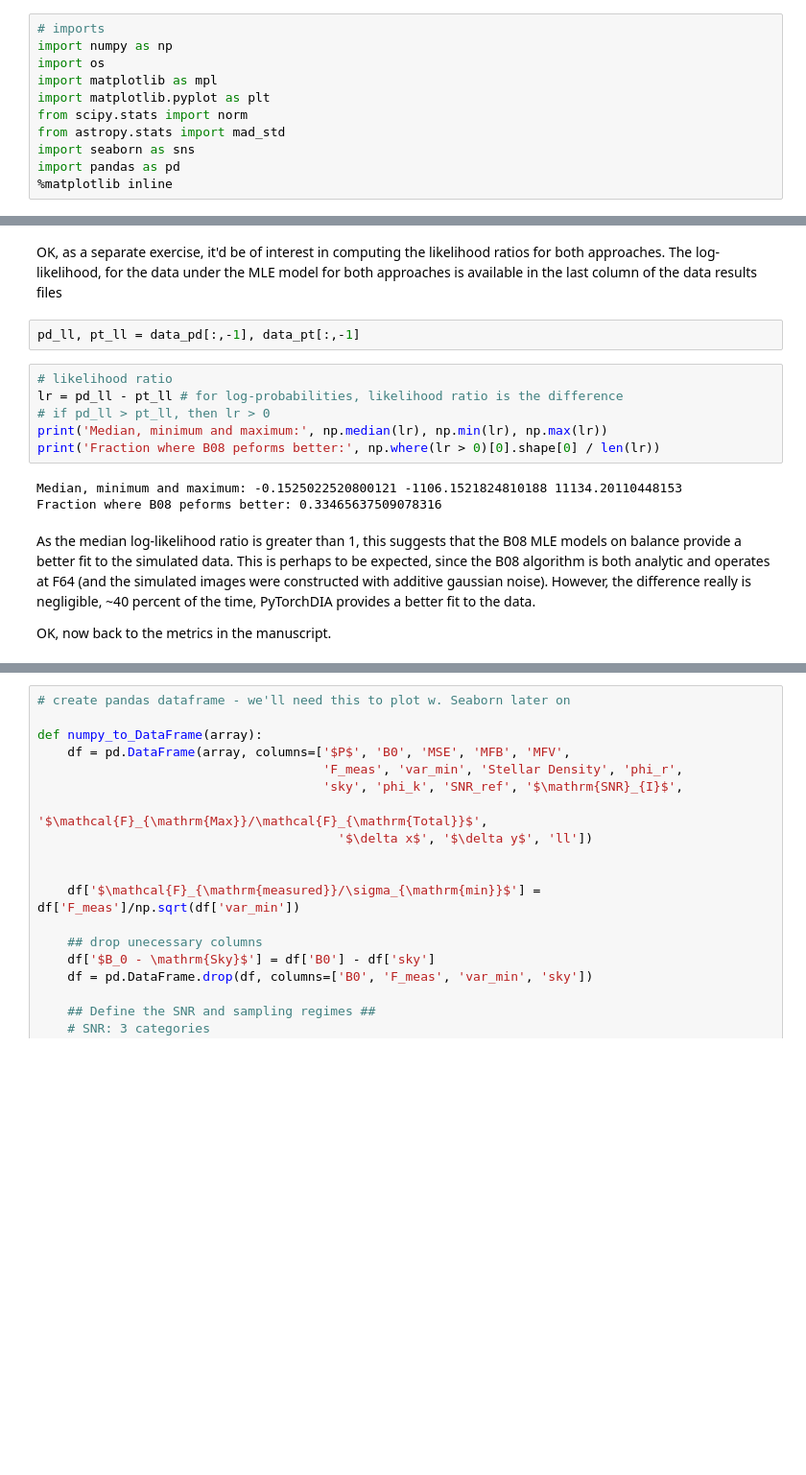
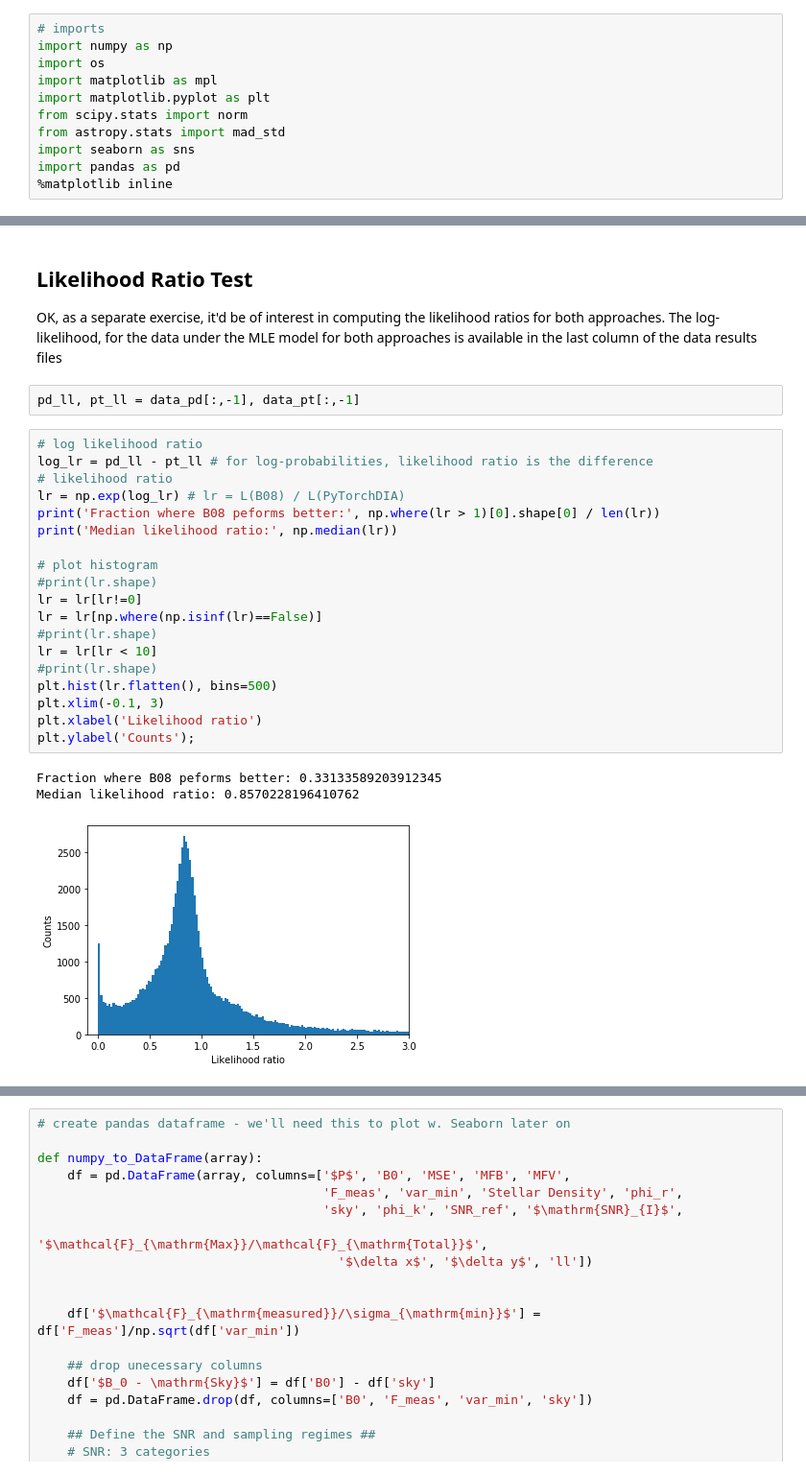
Before and after one commit to jah1994/PyTorchDIA, a Jupyter notebook: Section 3.3 - Simulation Results Analysis.ipynb, the cells around one changed output, grey strips where cells are left out. Shown at 96% size. Drawn from its saved outputs; the diff is of its cells as text; blank space fills up the shorter version.

```diff
--- a/Section 3.3 - Simulation Results Analysis.ipynb
+++ b/Section 3.3 - Simulation Results Analysis.ipynb
@@ -82,18 +82,30 @@ False False
 # %% [markdown]
+## Likelihood Ratio Test
+
 OK, as a separate exercise, it'd be of interest in computing the likelihood ratios for both approaches.
 The log-likelihood, for the data under the MLE model for both approaches is available in the last column of the data results files
 # %%
 pd_ll, pt_ll = data_pd[:,-1], data_pt[:,-1]
-# %%
-# likelihood ratio
-lr = pd_ll - pt_ll # for log-probabilities, likelihood ratio is the difference
-# if pd_ll > pt_ll, then lr > 0
-print('Median, minimum and maximum:', np.median(lr), np.min(lr), np.max(lr))
-print('Fraction where B08 peforms better:', np.where(lr > 0)[0].shape[0] / len(lr))
-# %% [output]
-Median, minimum and maximum: -0.1525022520800121 -1106.1521824810188 11134.20110448153
-Fraction where B08 peforms better: 0.33465637509078316
-# %% [markdown]
-As the median log-likelihood ratio is greater than 1, this suggests that the B08 MLE models on balance provide a better fit to the simulated data. This is perhaps to be expected, since the B08 algorithm is both analytic and operates at F64 (and the simulated images were constructed with additive gaussian noise). However, the difference really is negligible, ~40 percent of the time, PyTorchDIA provides a better fit to the data.
-
-OK, now back to the metrics in the manuscript.
+# %%
+# log likelihood ratio
+log_lr = pd_ll - pt_ll # for log-probabilities, likelihood ratio is the difference
+# likelihood ratio
+lr = np.exp(log_lr) # lr = L(B08) / L(PyTorchDIA)
+print('Fraction where B08 peforms better:', np.where(lr > 1)[0].shape[0] / len(lr))
+print('Median likelihood ratio:', np.median(lr))
+
+# plot histogram
+#print(lr.shape)
+lr = lr[lr!=0]
+lr = lr[np.where(np.isinf(lr)==False)]
+#print(lr.shape)
+lr = lr[lr < 10]
+#print(lr.shape)
+plt.hist(lr.flatten(), bins=500)
+plt.xlim(-0.1, 3)
+plt.xlabel('Likelihood ratio')
+plt.ylabel('Counts');
+# %% [output]
+Fraction where B08 peforms better: 0.33133589203912345
+Median likelihood ratio: 0.8570228196410762
+[figure, added]
```
Also changed, not shown: parts of 19 cells of this notebook.
